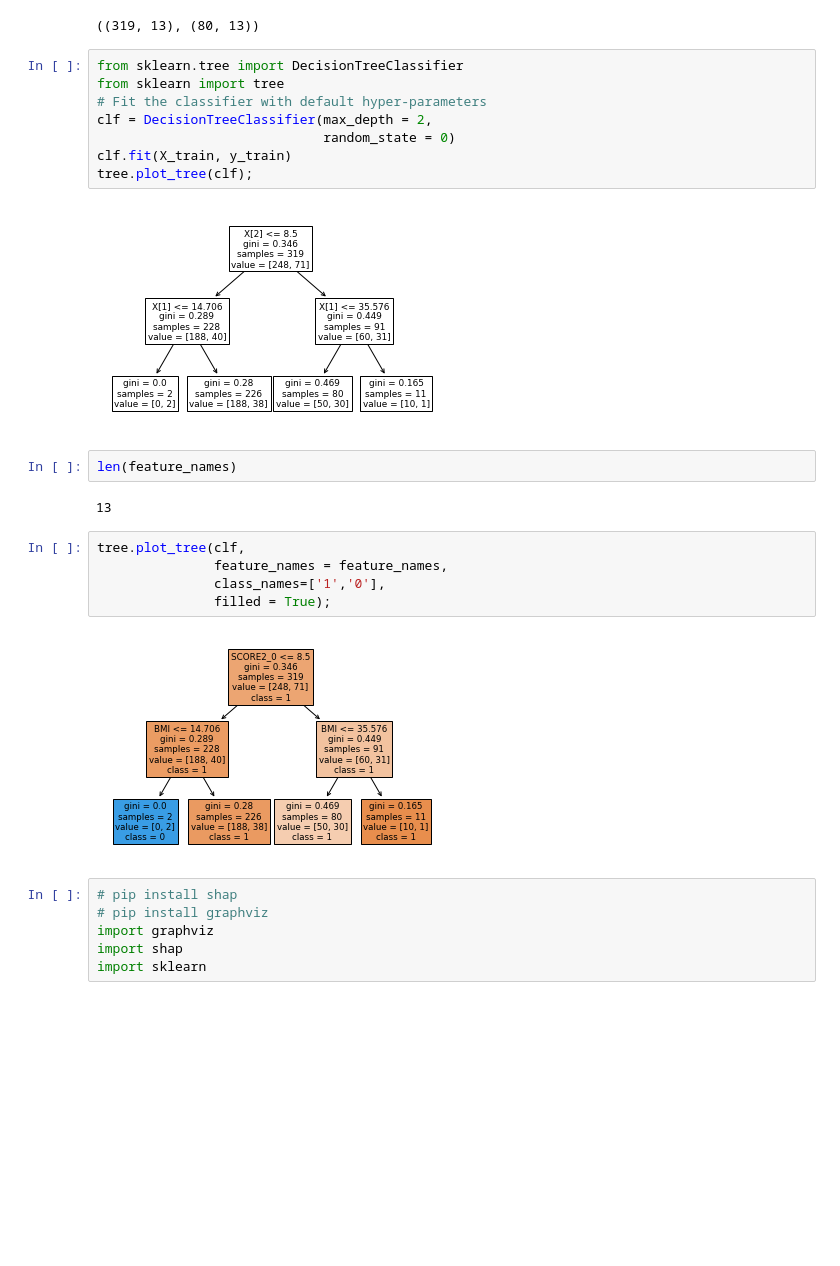
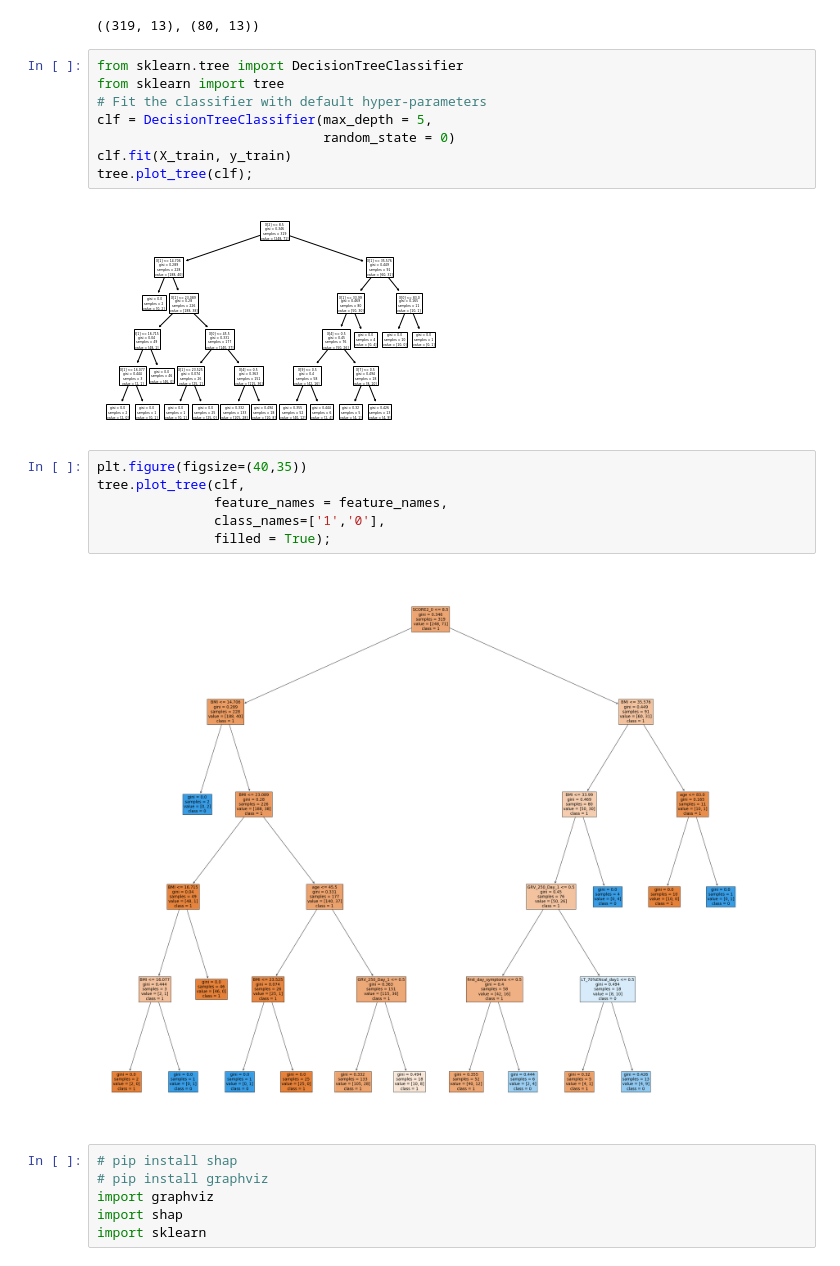
Before and after one commit to Shaked-g/FinalProject, a Jupyter notebook: Final Project.ipynb, the cells around one changed output. Drawn from its saved outputs; the diff is of its cells as text; blank space fills up the shorter version.

Commit message:
increase decision tree plot size

```diff
--- a/Final Project.ipynb
+++ b/Final Project.ipynb
@@ -772,23 +772,20 @@ X_train.shape, X_test.shape
 from sklearn.tree import DecisionTreeClassifier
 from sklearn import tree
 # Fit the classifier with default hyper-parameters
-clf = DecisionTreeClassifier(max_depth = 2,
+clf = DecisionTreeClassifier(max_depth = 5,
                              random_state = 0)
 clf.fit(X_train, y_train)
 tree.plot_tree(clf);
 # %% [output]
-[figure, old version]
+[figure, new version]
-# %%
-len(feature_names)
-# %% [output]
-13
 # %%
+plt.figure(figsize=(40,35))
 tree.plot_tree(clf,
                feature_names = feature_names,
                class_names=['1','0'],
                filled = True);
 # %% [output]
-[figure, old version]
+[figure, new version]
 # %%
 # pip install shap
 # pip install graphviz
```
